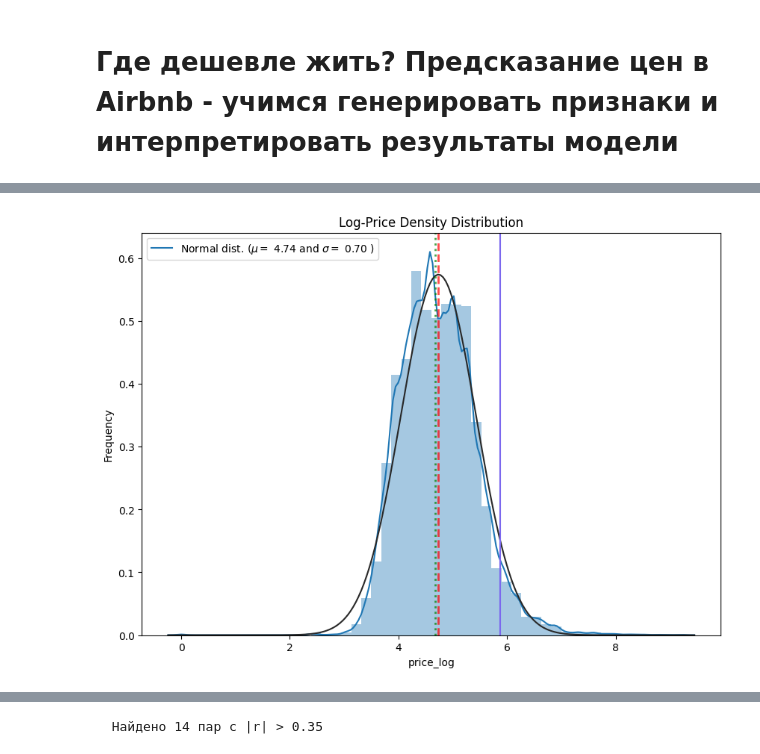
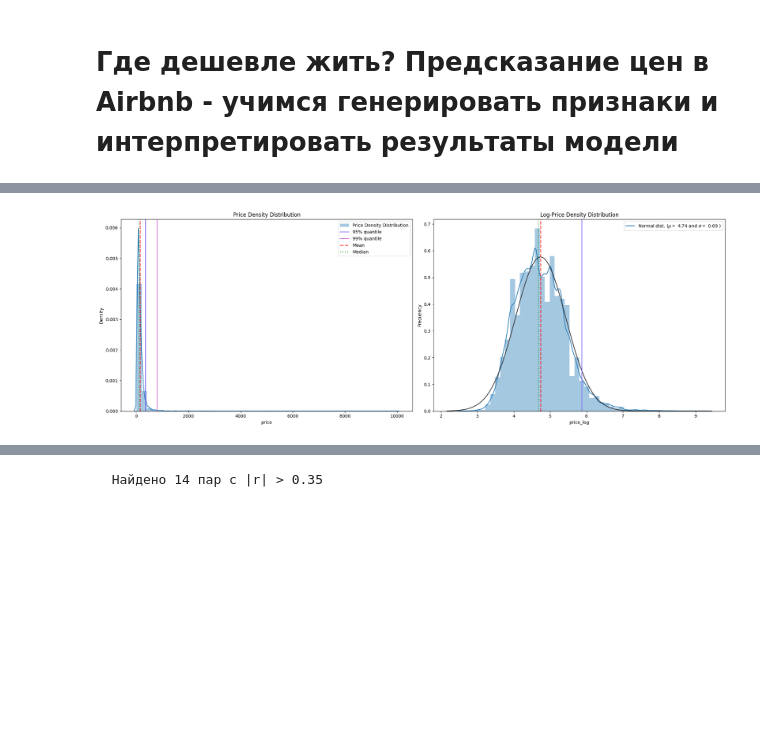
Before and after one commit to Ma-rCh/ML-Basic, a Jupyter notebook: homework_10/homework_10.ipynb, the cells around one changed output, grey strips where cells are left out. Cells and saved outputs as stored; diff of their text form; code cells hidden in the pictures; blank space fills up the shorter version.

```diff
--- a/homework_10/homework_10.ipynb
+++ b/homework_10/homework_10.ipynb
@@ -136,21 +71,33 @@ data1 = data[data['room_type'] != 'Entire home/apt']
 # %%
-from scipy import stats
+#распределение целевой переменной
+import warnings
+warnings.filterwarnings('ignore')
+import numpy as np
 from scipy.stats import norm
-#применим монотонное преобразование - логарифмируем цел.переменную
+
+# Создаём логарифмированную переменную
 data['price_log'] = np.log1p(data['price'])
-plt.subplots(figsize=(10,7))
-sns.distplot(data.price_log, fit=norm)
 
-# фитим распределение на логарифм от цены
-(mu, sigma) = norm.fit(data.price_log)
+fig, axes = plt.subplots(1, 2, figsize=(20, 7))
 
-plt.ylabel('Frequency')
-plt.title('Log-Price Density Distribution')
+sns.distplot(data['price'], ax=axes[0], label='Price Density Distribution')
+axes[0].axvline(data.price.quantile(0.95), label='95% quantile', c='mediumslateblue')
+axes[0].axvline(data.price.quantile(0.99), label='99% quantile', c='orchid')
+axes[0].axvline(np.mean(data.price), color='red', linestyle='--', linewidth=2, alpha=0.7, label='Mean')
+axes[0].axvline(data.price.median(), color='green', linestyle=':', linewidth=2, alpha=0.7, label='Median')
+axes[0].set_title('Price Density Distribution')
+axes[0].legend()
 
-plt.axvline(data.price_log.quantile(0.95), label='95% quantile', c='mediumslateblue')
-plt.axvline(np.mean(data.price_log), color='red', linestyle='--', linewidth=2, alpha=0.7)
-plt.axvline(data.price_log.median(), color='green', linestyle=':', linewidth=2, alpha=0.7)
-plt.legend(['Normal dist. ($\\mu=$ {:.2f} and $\\sigma=$ {:.2f} )'.format(mu, sigma)], loc='best')
+(mu, sigma) = norm.fit(data['price_log'])
+sns.distplot(data['price_log'], fit=norm, ax=axes[1])
+axes[1].axvline(data.price_log.quantile(0.95), label='95% quantile', c='mediumslateblue')
+axes[1].axvline(np.mean(data.price_log), color='red', linestyle='--', linewidth=2, alpha=0.7, label='Mean')
+axes[1].axvline(data.price_log.median(), color='green', linestyle=':', linewidth=2, alpha=0.7, label='Median')
+axes[1].set_ylabel('Frequency')
+axes[1].set_title('Log-Price Density Distribution')
+axes[1].legend(['Normal dist. ($\\mu=$ {:.2f} and $\\sigma=$ {:.2f} )'.format(mu, sigma)], loc='best')
+
+plt.tight_layout()
 plt.show()
 # %% [output]
-[figure, old version]
+[figure, new version]
```
Also changed, not shown: parts of 24 cells of this notebook.
